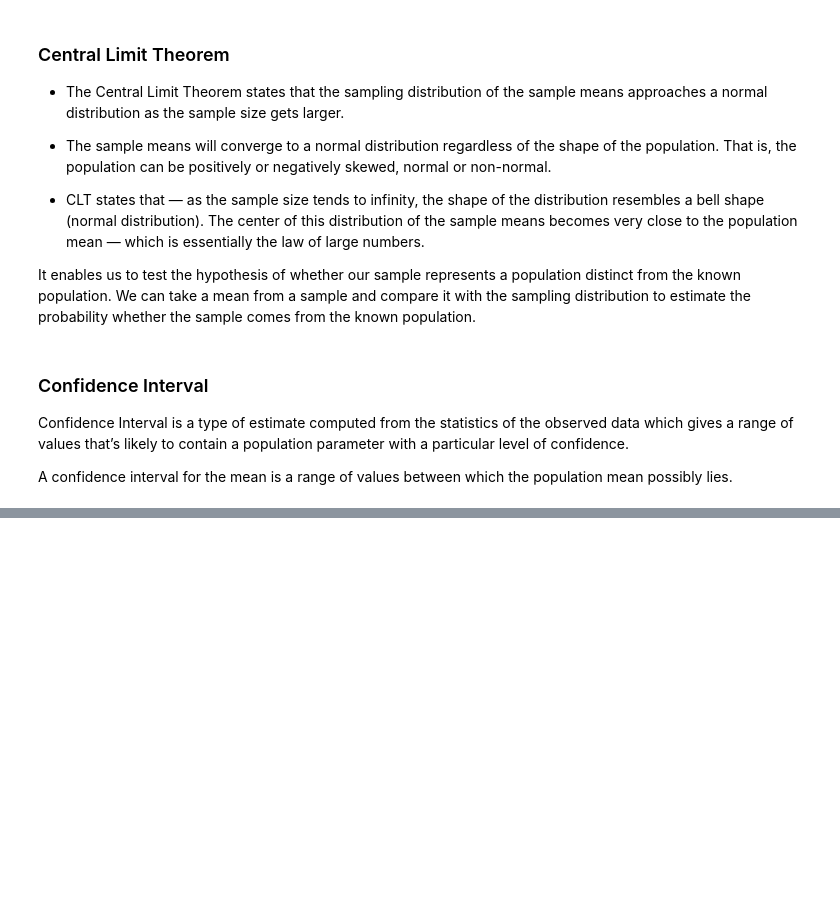
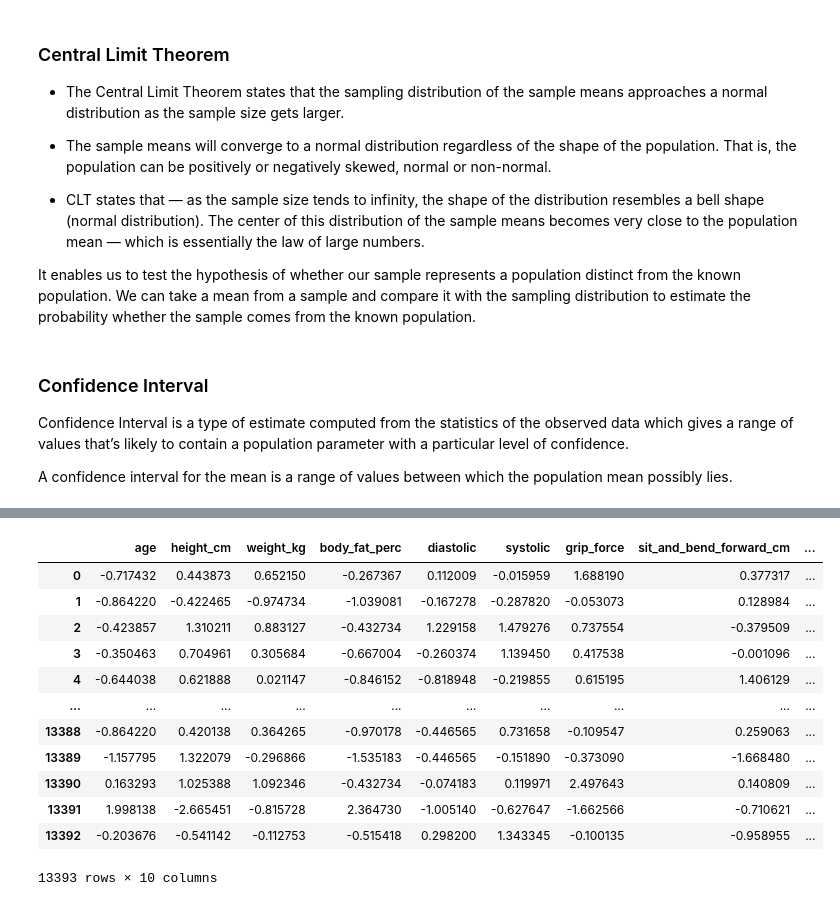
Before and after one commit to bharath03-a/statistics, a Jupyter notebook: statistical_analysis.ipynb, the cells around one changed output, grey strips where cells are left out. Saved outputs shown, nothing was run; the diff lists cells and outputs as text; code cells hidden in the pictures; blank space fills up the shorter version.

```diff
--- a/statistical_analysis.ipynb
+++ b/statistical_analysis.ipynb
@@ -422,0 +503,17 @@ A confidence interval for the mean is a range of values between which the popula
+# %%
+z_scores = stats.zscore(data[num_cols])
+z_scores
+# %% [output]
+|  | age | height_cm | weight_kg | body_fat_perc | diastolic | systolic | grip_force | sit_and_bend_forward_cm | ... |
+| 0 | -0.717432 | 0.443873 | 0.652150 | -0.267367 | 0.112009 | -0.015959 | 1.688190 | 0.377317 | ... |
+| 1 | -0.864220 | -0.422465 | -0.974734 | -1.039081 | -0.167278 | -0.287820 | -0.053073 | 0.128984 | ... |
+| 2 | -0.423857 | 1.310211 | 0.883127 | -0.432734 | 1.229158 | 1.479276 | 0.737554 | -0.379509 | ... |
+| 3 | -0.350463 | 0.704961 | 0.305684 | -0.667004 | -0.260374 | 1.139450 | 0.417538 | -0.001096 | ... |
+| 4 | -0.644038 | 0.621888 | 0.021147 | -0.846152 | -0.818948 | -0.219855 | 0.615195 | 1.406129 | ... |
+| ... | ... | ... | ... | ... | ... | ... | ... | ... | ... |
+| 13388 | -0.864220 | 0.420138 | 0.364265 | -0.970178 | -0.446565 | 0.731658 | -0.109547 | 0.259063 | ... |
+| 13389 | -1.157795 | 1.322079 | -0.296866 | -1.535183 | -0.446565 | -0.151890 | -0.373090 | -1.668480 | ... |
+| 13390 | 0.163293 | 1.025388 | 1.092346 | -0.432734 | -0.074183 | 0.119971 | 2.497643 | 0.140809 | ... |
+| 13391 | 1.998138 | -2.665451 | -0.815728 | 2.364730 | -1.005140 | -0.627647 | -1.662566 | -0.710621 | ... |
+| 13392 | -0.203676 | -0.541142 | -0.112753 | -0.515418 | 0.298200 | 1.343345 | -0.100135 | -0.958955 | ... |
+13393 rows × 10 columns
```
Also changed, not shown: parts of 8 cells of this notebook.
